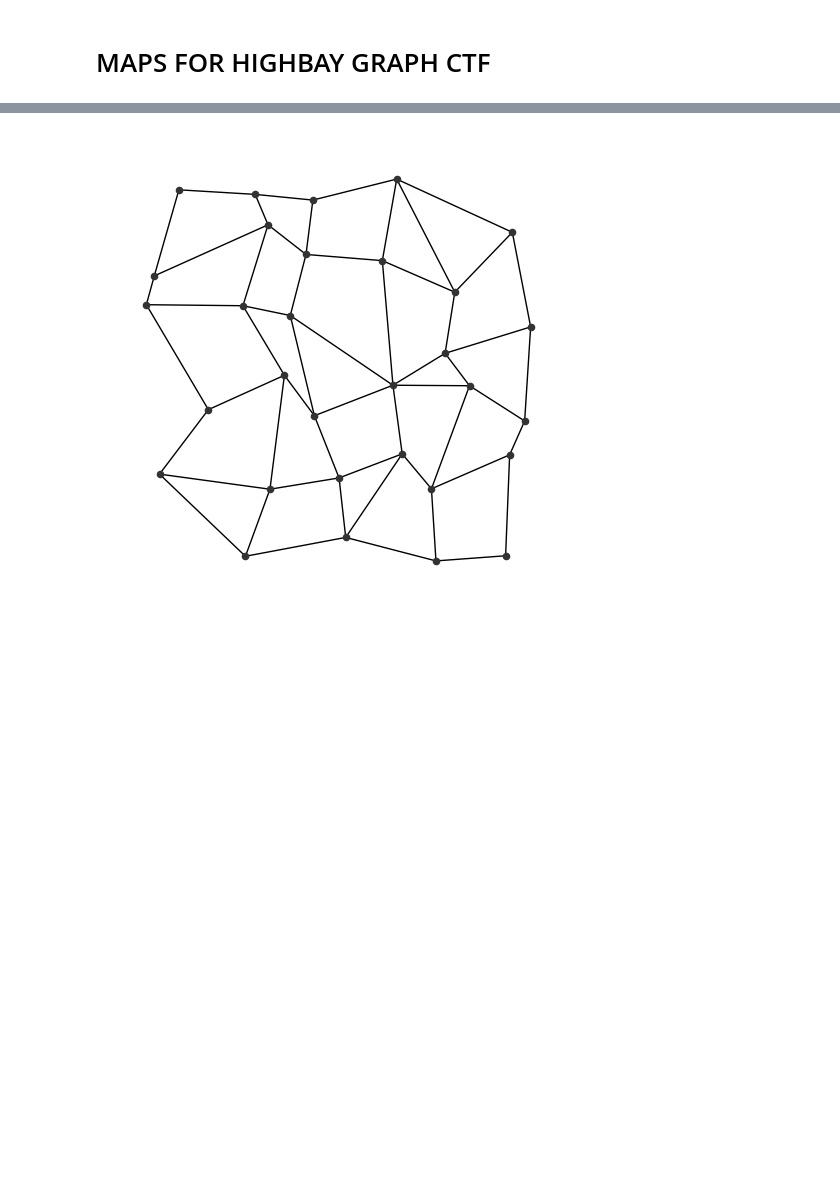
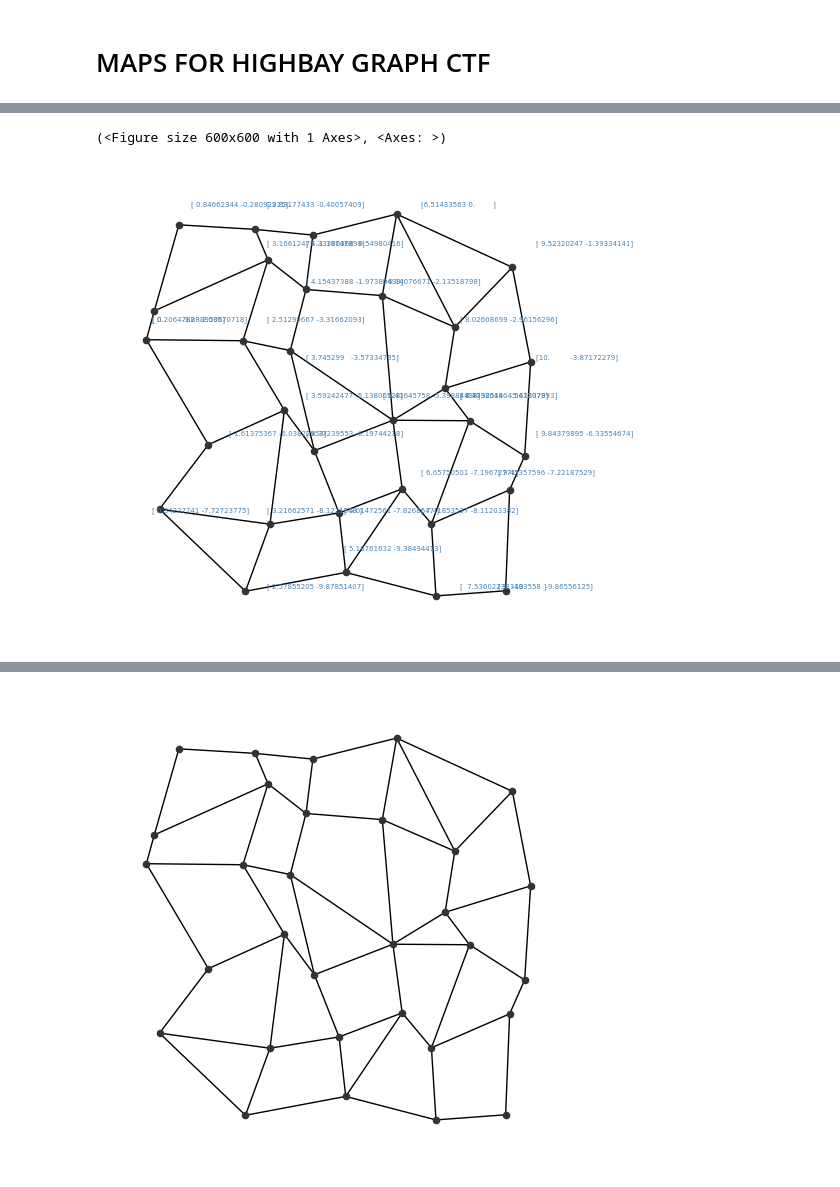
Before and after one commit to namanaggarwal/ctf_ros2_ws, a Jupyter notebook: src/ctf_rover/ctf_rover/gen_graph_maps_copy.ipynb, the cells around one changed output, grey strips where cells are left out. Drawn from its saved outputs; the diff is of its cells as text; code cells hidden in the pictures; blank space fills up the shorter version.

```diff
--- a/src/ctf_rover/ctf_rover/gen_graph_maps_copy.ipynb
+++ b/src/ctf_rover/ctf_rover/gen_graph_maps_copy.ipynb
@@ -619,0 +620,24 @@ Bottom region: 10 nodes
+# %%
+pos_dict = nx.get_node_attributes(G_map, 'pos')
+for node in G_map.nodes:
+    print("node_idx: {}, pos: {}".format(node, pos_dict[node]))
+x_min, x_max = +np.inf, -np.inf
+y_min, y_max = +np.inf, -np.inf
+
+x_min_highbay = 0
+x_max_highbay = 10
+
+y_min_highbay = -10
+y_max_highbay = 0
+
+for node_idx, node_pos in map_pos.items():
+    print("node_idx: {}, node_pos: {}".format(node_idx, node_pos))
+    x_node, y_node = node_pos
+
+    x_min = min(x_min, x_node)
+    x_max = max(x_max, x_node)
+
+    y_min = min(y_min, y_node)
+    y_max = max(y_max, y_node)
+print("x_min: {}, x_max: {}".format(x_min, x_max))
+print("y_min: {}, y_max: {}".format(y_min, y_max))
@@ -620,3 +662,21 @@ Bottom region: 10 nodes
+# %%
+def update_pos(pos):
+    # x_new \in [0, 10]
+    # y_new \in [-10, 0]
+    import numpy as np
+    assert isinstance(pos, np.ndarray)
+    x, y = pos
+
+    x_new = 0 + 10.*(x-x_min)/(x_max - x_min)
+    y_new = -10 + 10.*(y-y_min)/(y_max - y_min)
+    return np.array([x_new, y_new])
+
+updated_pos = {node: {"pos": update_pos(pos_dict[node])} for node in G_map.nodes()}
+nx.set_node_attributes(G_map, updated_pos)
+draw_graph(G_map)
+# %% [output]
+(<Figure size 600x600 with 1 Axes>, <Axes: >)
+[figure, added]
 # %%
 list(G_map.neighbors(33))
 # %% [output]
```
Also changed, not shown: parts of 5 cells of this notebook, 5 other files.
